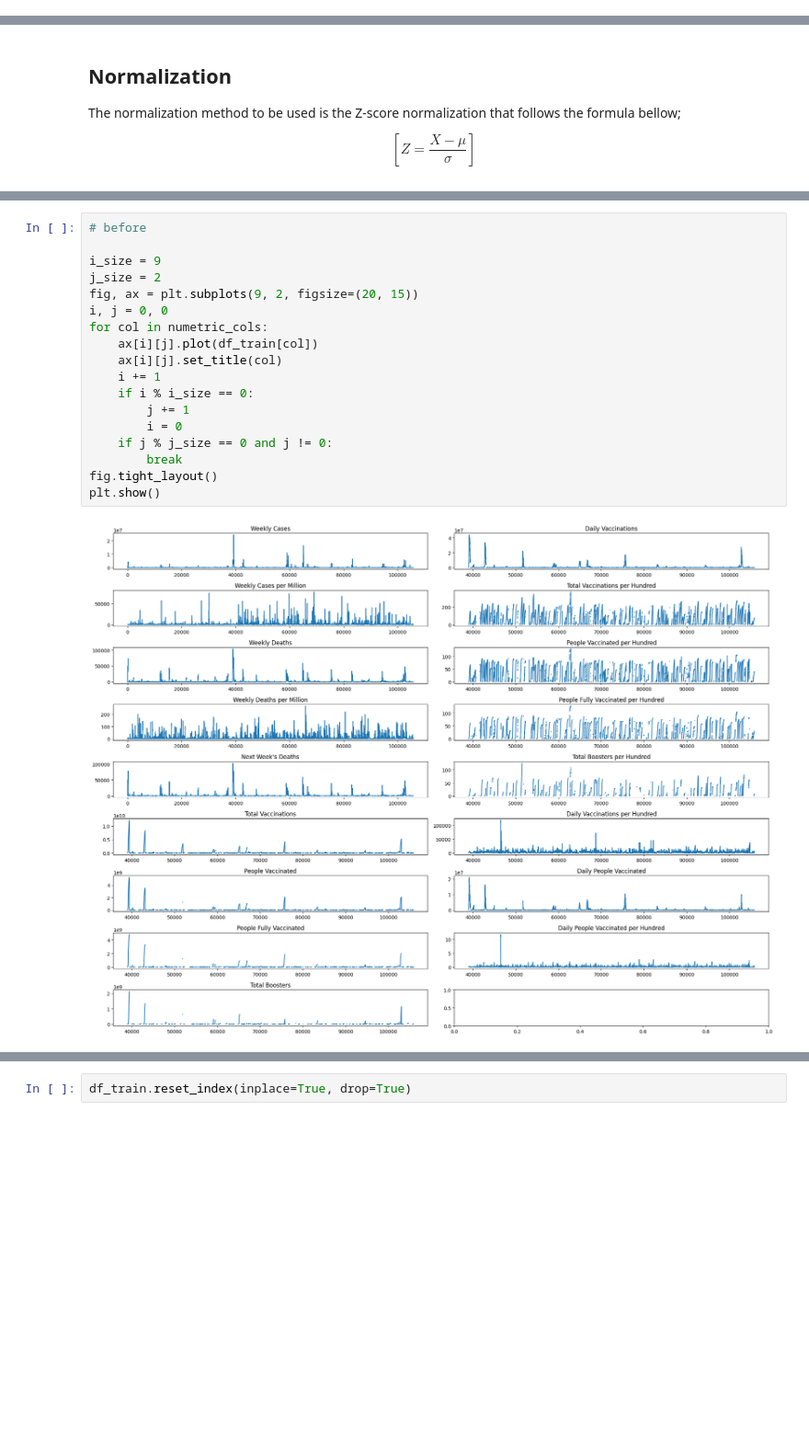
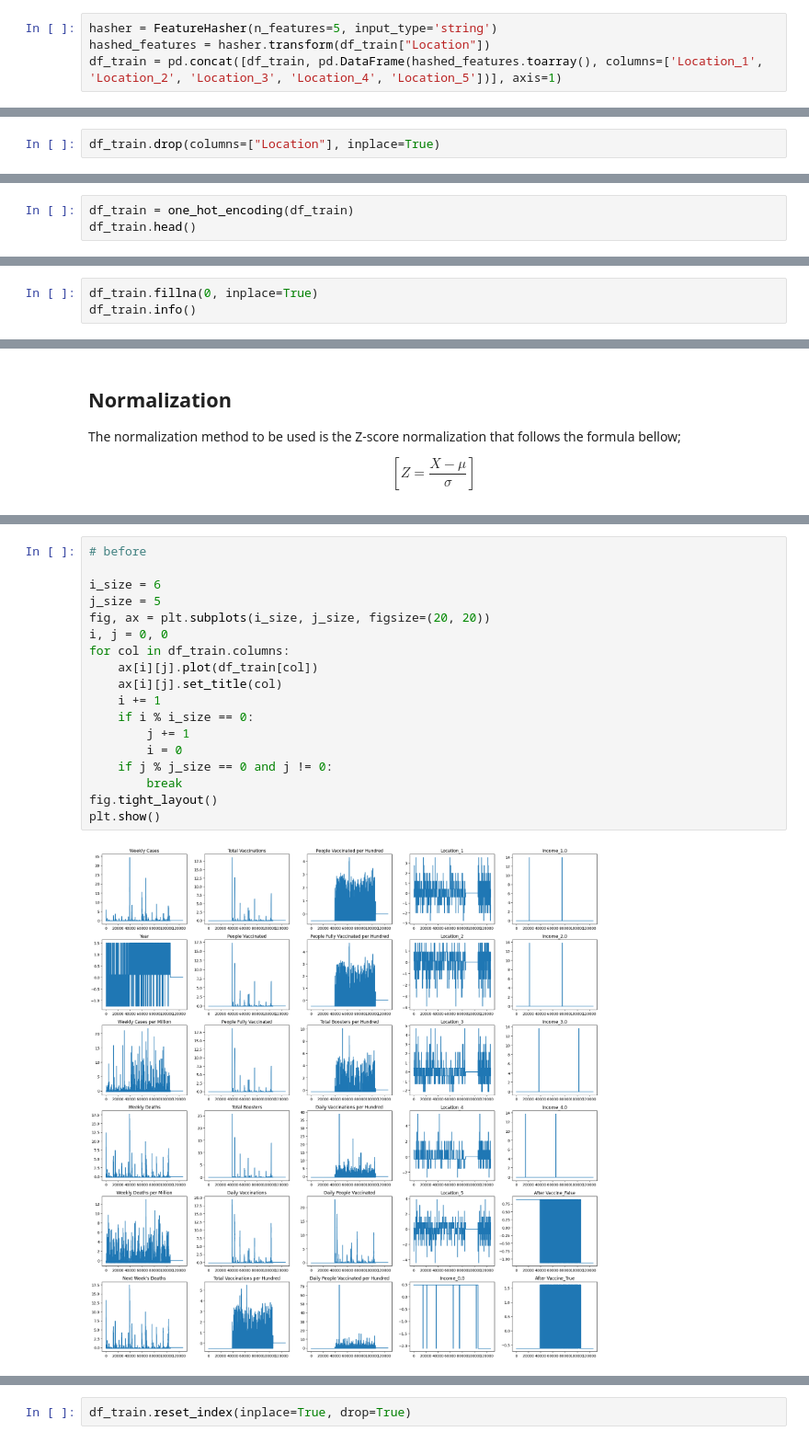
Before and after one commit to BiancaCarneiro/Covid-Prediction, a Jupyter notebook: project/notebooks/covid_preprocessing.ipynb, the cells around one changed output, grey strips where cells are left out. Shown at 92% size. Cells and saved outputs as stored; diff of their text form; blank space fills up the shorter version.

```diff
--- a/project/notebooks/covid_preprocessing.ipynb
+++ b/project/notebooks/covid_preprocessing.ipynb
@@ -642,0 +754,4 @@ memory usage: 19.1 MB
+# %%
+hasher = FeatureHasher(n_features=5, input_type='string')
+hashed_features = hasher.transform(df_train["Location"])
+df_train = pd.concat([df_train, pd.DataFrame(hashed_features.toarray(), columns=['Location_1', 'Location_2', 'Location_3', 'Location_4', 'Location_5'])], axis=1)
@@ -642,0 +778,2 @@ memory usage: 19.1 MB
+# %%
+df_train.drop(columns=["Location"], inplace=True)
@@ -642,0 +790,3 @@ memory usage: 19.1 MB
+# %%
+df_train = one_hot_encoding(df_train)
+df_train.head()
@@ -642,0 +813,3 @@ memory usage: 19.1 MB
+# %%
+df_train.fillna(0, inplace=True)
+df_train.info()
@@ -659,22 +868,22 @@ numetric_cols = df_train.select_dtypes(include="float64").columns
 # %%
 # before
 
-i_size = 9
-j_size = 2
-fig, ax = plt.subplots(9, 2, figsize=(20, 15))
+i_size = 6
+j_size = 5
+fig, ax = plt.subplots(i_size, j_size, figsize=(20, 20))
 i, j = 0, 0
-for col in numetric_cols:
+for col in df_train.columns:
     ax[i][j].plot(df_train[col])
     ax[i][j].set_title(col)
     i += 1
     if i % i_size == 0:
         j += 1
         i = 0
     if j % j_size == 0 and j != 0:
         break
 fig.tight_layout()
 plt.show()
 # %% [output]
-[figure, old version]
+[figure, new version]
 # %%
 scaler = StandardScaler()
```
Also changed, not shown: parts of 28 cells of this notebook, 29 other files.
